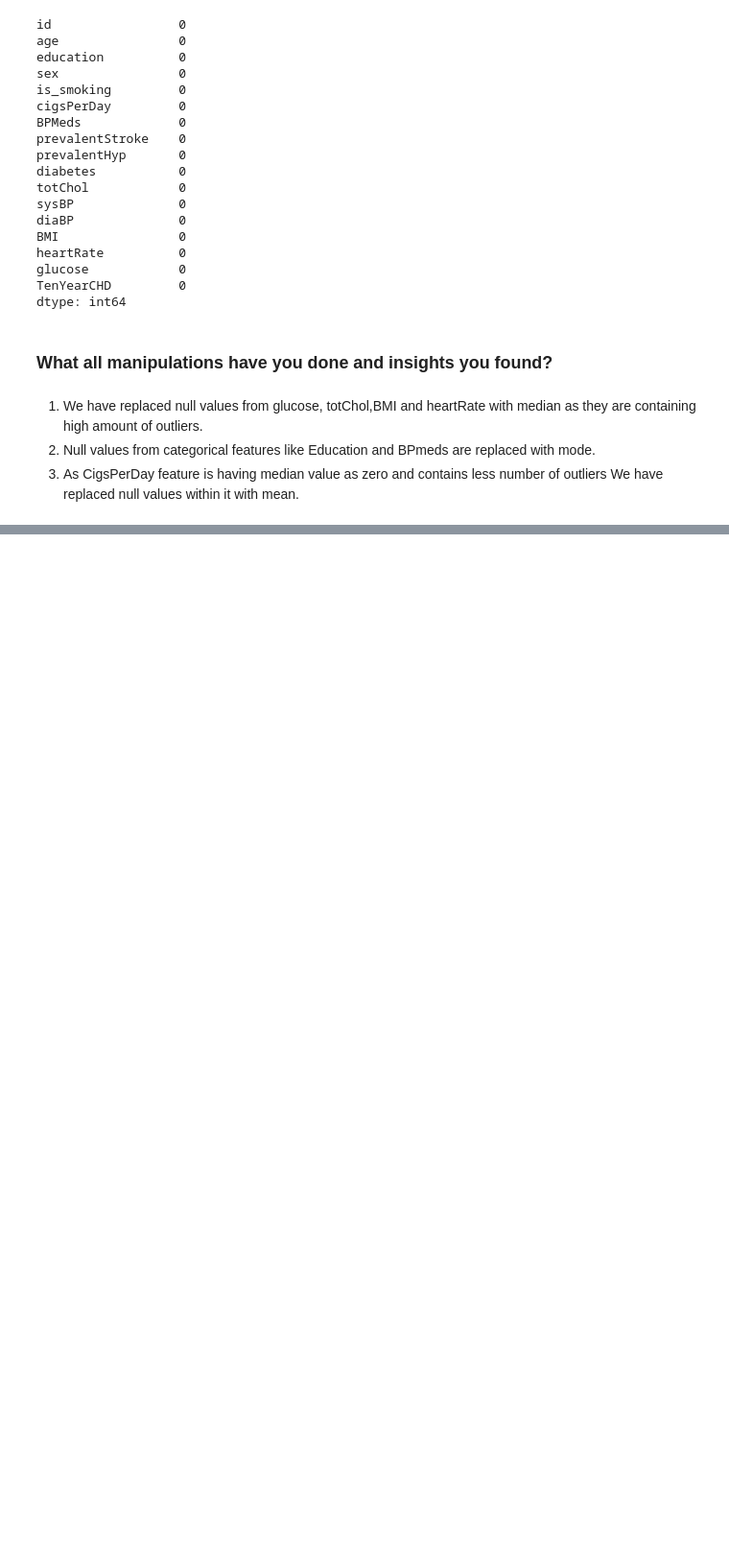
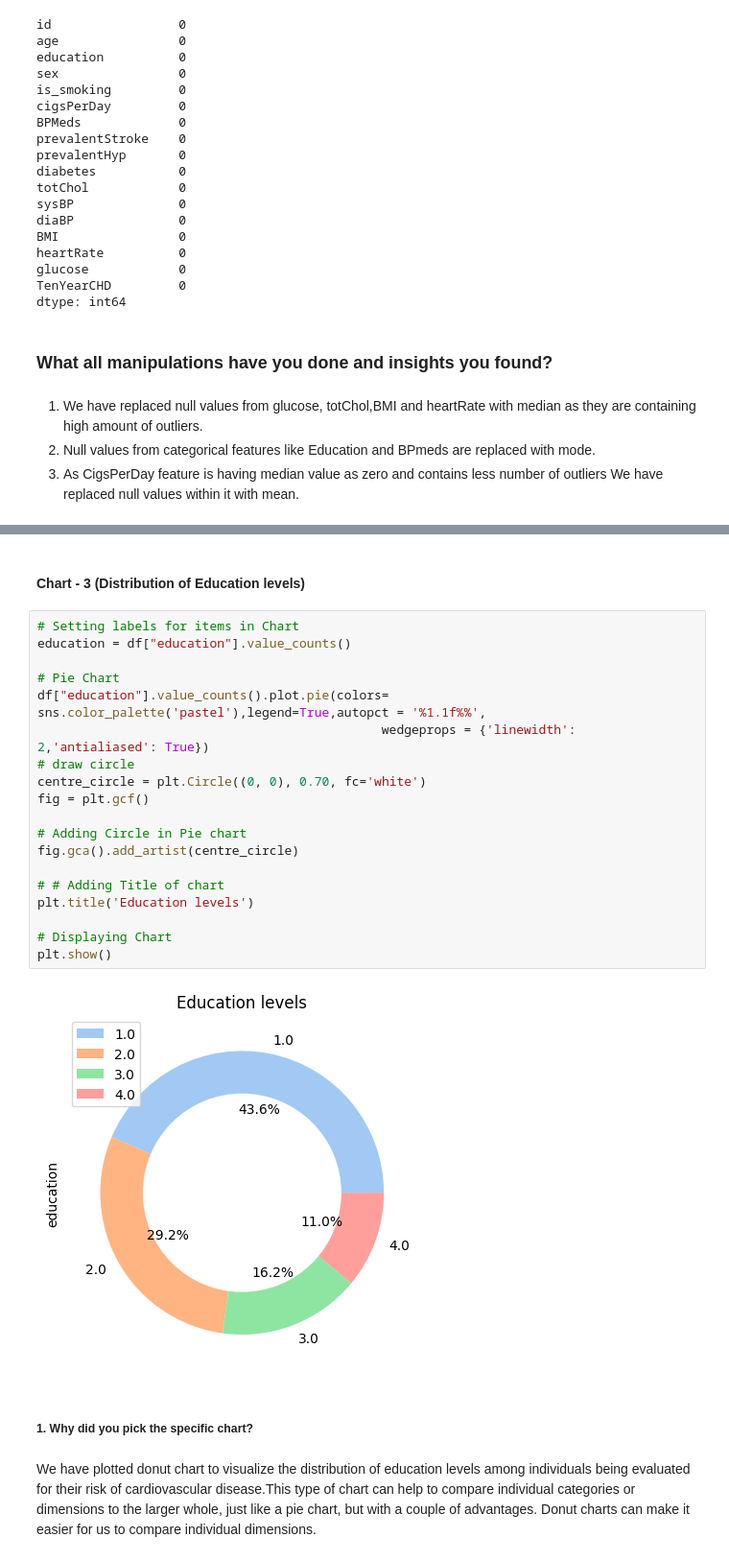
Before and after one commit to lukilearn/CAPSTONE_3_Cardiovascular_Risk_Prediction_ML_Classification, a Jupyter notebook: Cardiovascular_Risk_Prediction.ipynb, the cells around one changed output, grey strips where cells are left out. Shown at 96% size. Drawn from its saved outputs; the diff is of its cells as text; blank space fills up the shorter version.

```diff
--- a/Cardiovascular_Risk_Prediction.ipynb
+++ b/Cardiovascular_Risk_Prediction.ipynb
@@ -384,0 +498,27 @@ dtype: int64
+# %% [markdown]
+#### Chart - 3 (Distribution of Education levels)
+# %%
+# Setting labels for items in Chart
+education = df["education"].value_counts()
+
+# Pie Chart
+df["education"].value_counts().plot.pie(colors= sns.color_palette('pastel'),legend=True,autopct = '%1.1f%%',
+                                              wedgeprops = {'linewidth': 2,'antialiased': True})
+# draw circle
+centre_circle = plt.Circle((0, 0), 0.70, fc='white')
+fig = plt.gcf()
+
+# Adding Circle in Pie chart
+fig.gca().add_artist(centre_circle)
+
+# # Adding Title of chart
+plt.title('Education levels')
+
+# Displaying Chart
+plt.show()
+# %% [output]
+[figure, added]
+# %% [markdown]
+##### 1. Why did you pick the specific chart?
+# %% [markdown]
+We have plotted donut chart to visualize the distribution of education levels among individuals being evaluated for their risk of cardiovascular disease.This type of chart can help to compare individual categories or dimensions to the larger whole, just like a pie chart, but with a couple of advantages. Donut charts can make it easier for us to compare individual dimensions.
```
Also changed, not shown: parts of 42 cells of this notebook.
